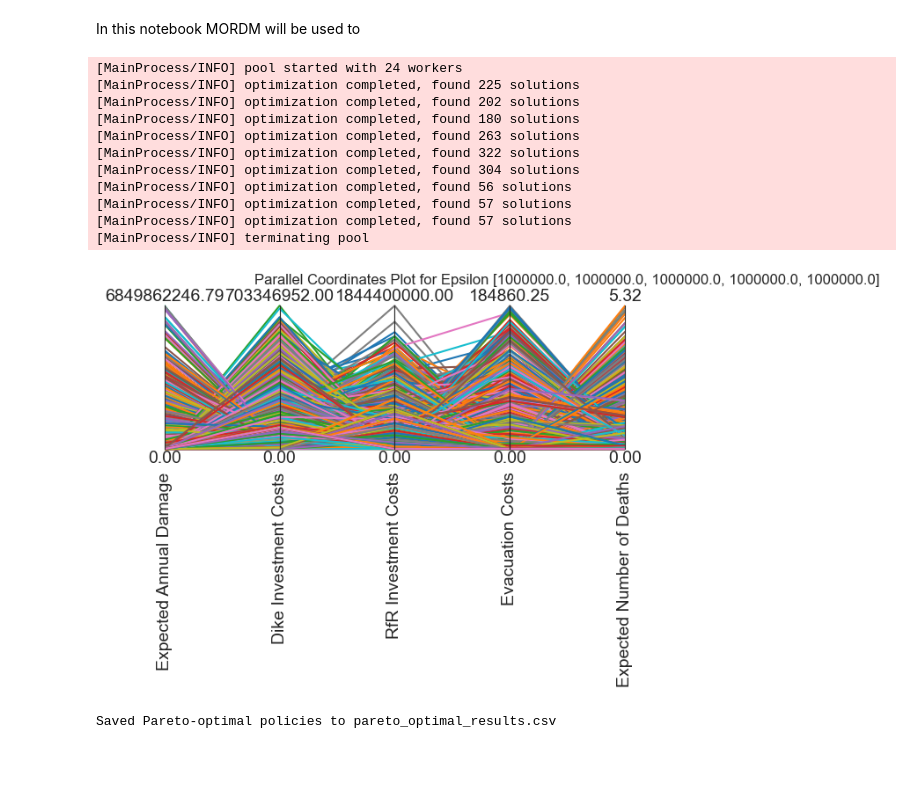
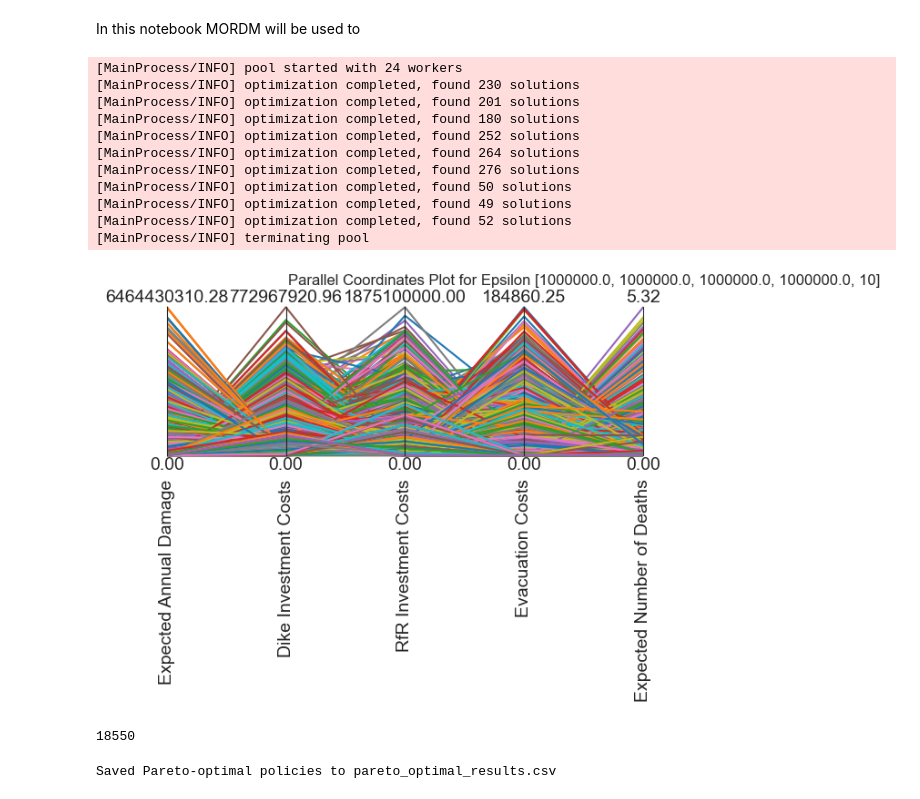
Before and after one commit to leonarddevijfde/MBD-repository, a Jupyter notebook: Policy_Discovery.ipynb, the cells around one changed output. Cells and saved outputs as stored; diff of their text form; code cells hidden in the pictures; blank space fills up the shorter version.

```diff
--- a/Policy_Discovery.ipynb
+++ b/Policy_Discovery.ipynb
@@ -24,7 +31,7 @@ from problem_formulation import get_model_for_problem_formulation
 #Constants
 output_dir = 'archives'
 scenario_file = './data/Selected_Scenarios.csv'
-epsilon_values = [[1e6, 1e6, 1e6, 1e6, 1e6]]
+epsilon_values = [[1e6, 1e6, 1e6, 1e6, 10]]
 nfe = 20000
 outcomes_of_interest = [
     'Expected Annual Damage',
@@ -93,51 +122,32 @@ def load_results_from_files(directory):
 # %%
-def ensure_directory_exists(directory):
-    if not os.path.exists(directory):
-        os.makedirs(directory)
-
-def load_scenarios(filepath):
-    df = pd.read_csv(filepath)
-    scenarios = []
-    for _, row in df.iterrows():
-        name = row['scenario']
-        parameters = row.drop(labels='scenario').to_dict()
-        scenarios.append(Scenario(name, **parameters))
-    return scenarios
-
-def plot_parallel_coordinates(results, eps):
-    outcomes = results[outcomes_of_interest]
-    limits = parcoords.get_limits(outcomes)
-    axes = parcoords.ParallelAxes(limits)
-    axes.plot(outcomes)
-    plt.title(f'Parallel Coordinates Plot for Epsilon {eps}')
-    plt.savefig(f'parallel_coordinates_eps_{eps}.png')
-    plt.show()
-
-
 ema_logging.log_to_stderr(ema_logging.INFO)
 
 ensure_directory_exists(output_dir)
 
 model, steps = get_model_for_problem_formulation(2)
 scenarios = load_scenarios(scenario_file)
 
 for eps in epsilon_values:
     results, convergences = run_optimization(eps, scenarios, model)
-    all_results = load_results_from_files(output_dir)
-    plot_parallel_coordinates(all_results, eps)
+    optimization_results = load_results_from_files(output_dir)
+    plot_parallel_coordinates(optimization_results, eps)
 # %% [output]
 [MainProcess/INFO] pool started with 24 workers
-[MainProcess/INFO] optimization completed, found 225 solutions
-[MainProcess/INFO] optimization completed, found 202 solutions
+[MainProcess/INFO] optimization completed, found 230 solutions
+[MainProcess/INFO] optimization completed, found 201 solutions
 [MainProcess/INFO] optimization completed, found 180 solutions
-[MainProcess/INFO] optimization completed, found 263 solutions
-[MainProcess/INFO] optimization completed, found 322 solutions
-[MainProcess/INFO] optimization completed, found 304 solutions
-[MainProcess/INFO] optimization completed, found 56 solutions
-[MainProcess/INFO] optimization completed, found 57 solutions
-[MainProcess/INFO] optimization completed, found 57 solutions
+[MainProcess/INFO] optimization completed, found 252 solutions
+[MainProcess/INFO] optimization completed, found 264 solutions
+[MainProcess/INFO] optimization completed, found 276 solutions
+[MainProcess/INFO] optimization completed, found 50 solutions
+[MainProcess/INFO] optimization completed, found 49 solutions
+[MainProcess/INFO] optimization completed, found 52 solutions
 [MainProcess/INFO] terminating pool
-[figure, old version]
+[figure, new version]
+# %%
+print(len(optimization_results))
+# %% [output]
+18550
 # %%
 def get_minimizing_policies(objectives: np.ndarray) -> np.ndarray:
     """
@@ -159,10 +169,25 @@ def filter_pareto_optimal_policies(df, objectives):
     pareto_mask = get_minimizing_policies(objective_values)
     return df[pareto_mask]
 # %%
-# After running main()
-all_results = load_results_from_files(output_dir)
-pareto_results = filter_pareto_optimal_policies(all_results, outcomes_of_interest)
-pareto_results.to_csv("Pareto_Optimal_Results.csv", index=False)
-print("Saved Pareto-optimal policies to pareto_optimal_results.csv")
+import glob
+archive_files = glob.glob("./archives/archive__scen*__seed*.tar.gz")
+
+archives = {}
+for file in archive_files:
+    loaded_archives = ArchiveLogger.load_archives(file)
+    for key, df in loaded_archives.items():
+        if 'Unnamed: 0' in df.columns:
+            df = df.drop('Unnamed: 0', axis=1)
+        # Use a unique key combining file and key or just append to archives dict
+        unique_key = f"{file}__{key}"
+        archives[unique_key] = df
+
+# Combine all results into one DataFrame
+convergence_results = pd.concat(archives.values(), ignore_index=True)
-# %% [output]
-Saved Pareto-optimal policies to pareto_optimal_results.csv
+# %%
+pareto_results = filter_pareto_optimal_policies(
+    all_results, outcomes_of_interest)
+pareto_results.to_csv("Pareto_Optimal_Results.csv", index=False)
+print("Saved Pareto-optimal policies to pareto_optimal_results.csv")
+# %% [output]
+Saved Pareto-optimal policies to pareto_optimal_results.csv
```
Also changed, not shown: parts of 7 cells of this notebook, 26 other files.
